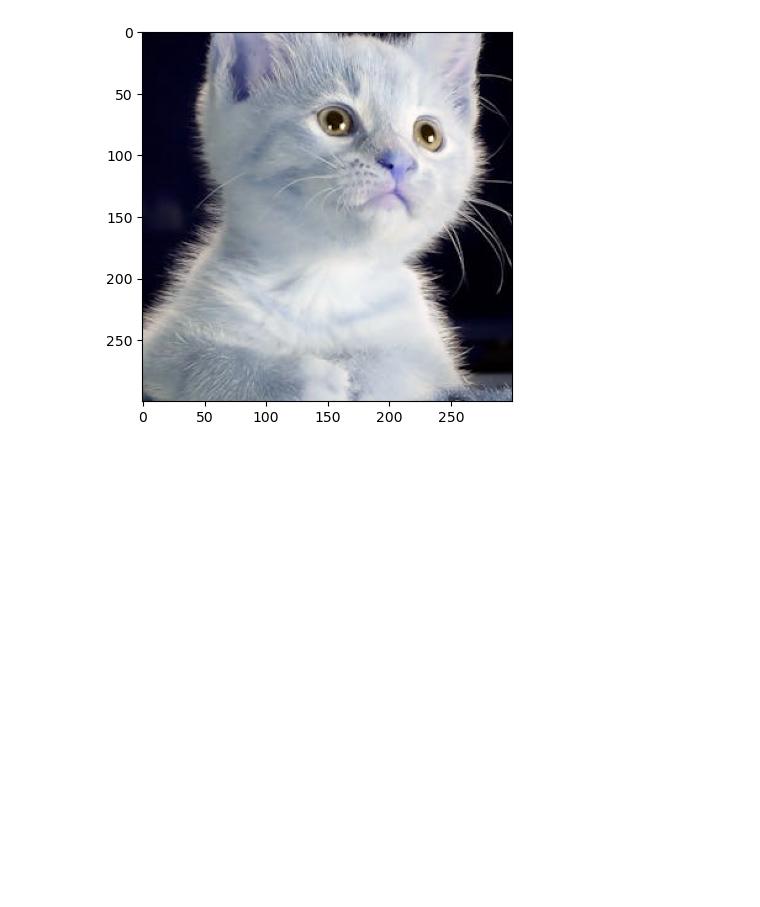
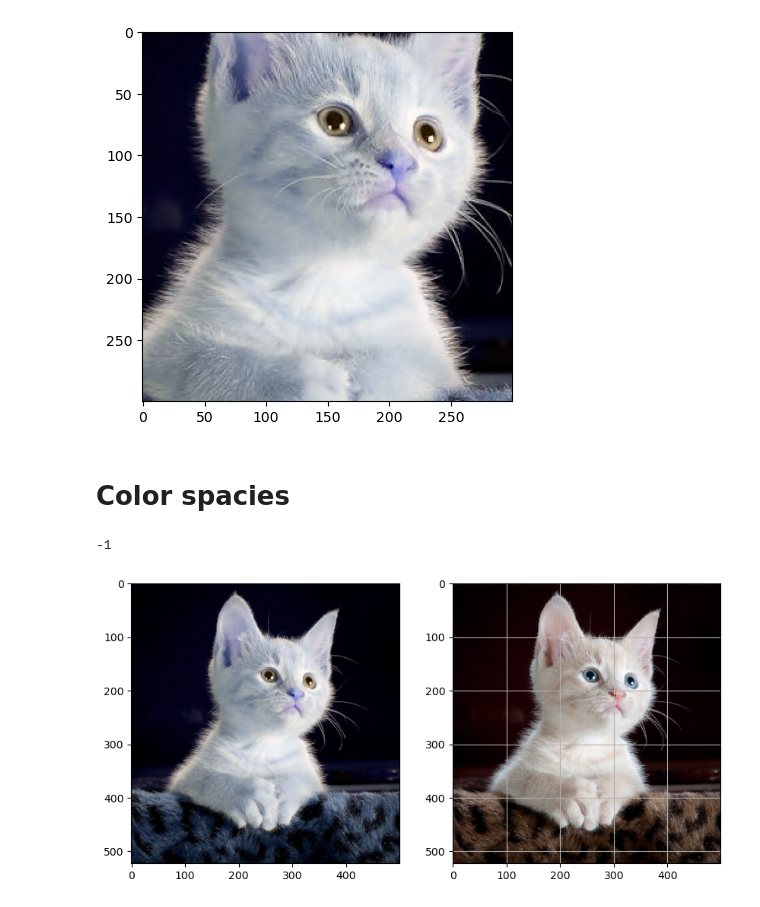
Before and after one commit to fahamin5149/CV, a Jupyter notebook: OpenCV tutorial/CV 1.ipynb, the cells around one changed output. Saved outputs shown, nothing was run; the diff lists cells and outputs as text; code cells hidden in the pictures; blank space fills up the shorter version.

Commit message:
added color spacies, blurring

```diff
--- a/OpenCV tutorial/CV 1.ipynb
+++ b/OpenCV tutorial/CV 1.ipynb
@@ -125,3 +139,25 @@ plt.imshow(cropedimg)
 plt.show()
 # %% [output]
 [figure]
+# %% [markdown]
+# Color spacies
+# %%
+import cv2
+
+img= cv2.imread("img1.jpeg")
+img_rgb= cv2.cvtColor(img,cv2.COLOR_BGR2RGB)
+cv2.imshow("img",img_rgb)
+cv2.imshow("img", img)
+cv2.waitKey(0)
+# %% [output]
+-1
+# %%
+import matplotlib.pyplot as plt
+
+fig, axarr = plt.subplots(1, 2, figsize=(10, 5))
+axarr[0].imshow(img)
+axarr[1].imshow(img_rgb)
+plt.grid()
+plt.show()
+# %% [output]
+[figure, added]
```
Also changed, not shown: parts of 13 cells of this notebook.
